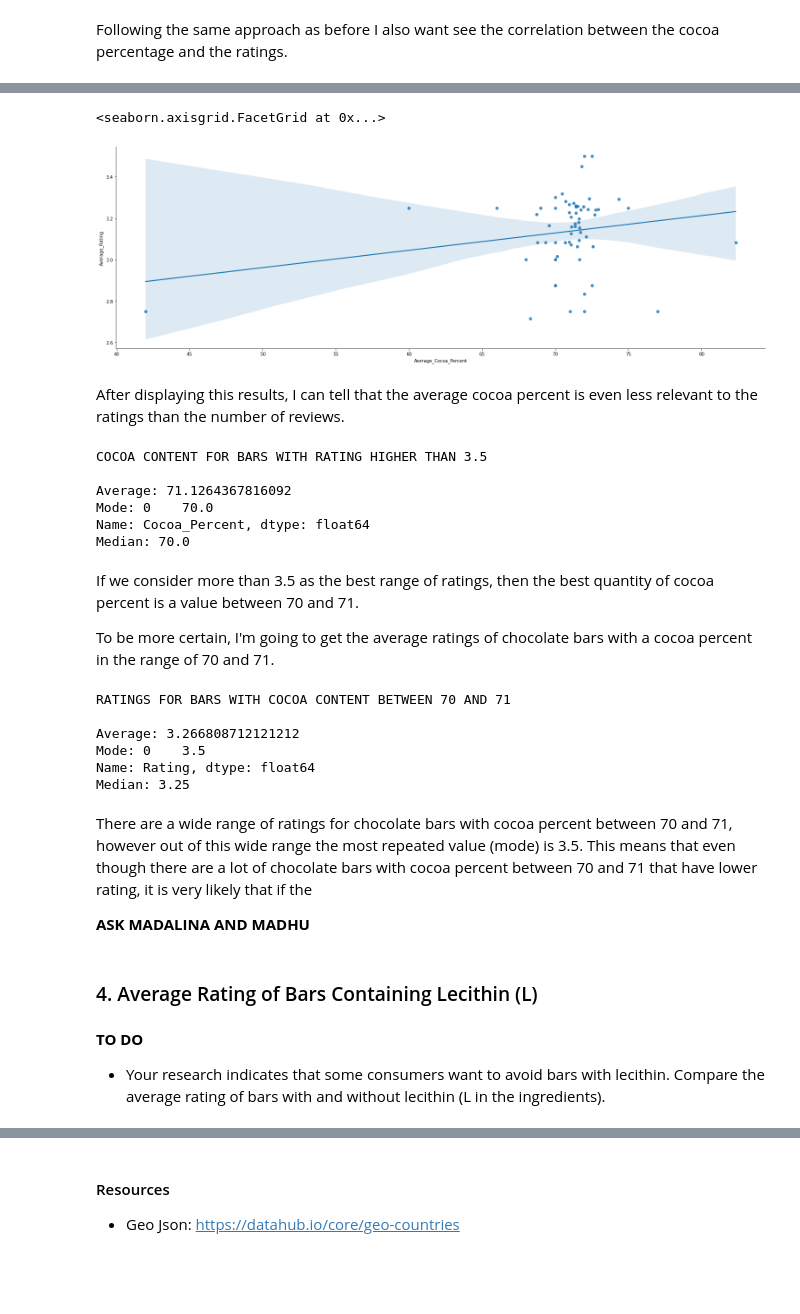
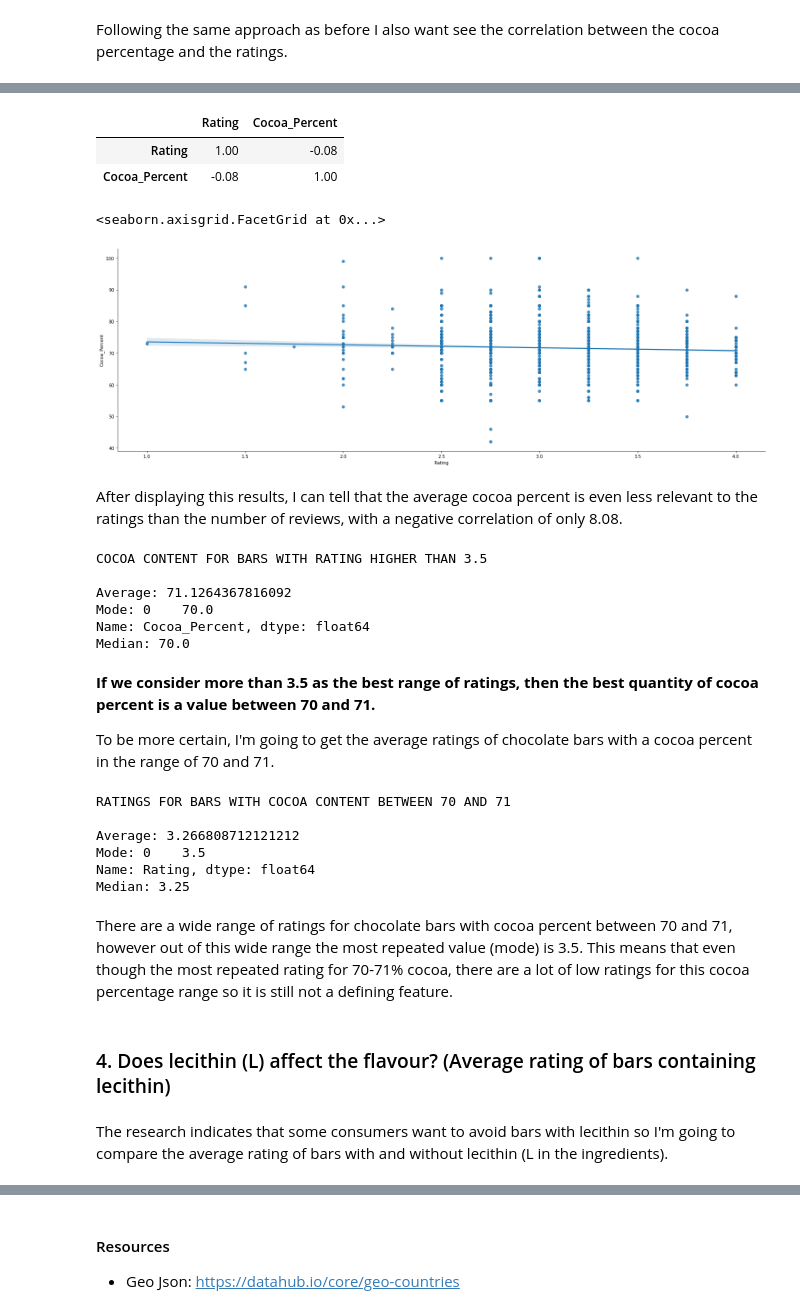
Before and after one commit to Maria-Inigo/Chocolate-Bars, a Jupyter notebook: Notebooks/2-EDA.ipynb, the cells around one changed output, grey strips where cells are left out. Drawn from its saved outputs; the diff is of its cells as text; code cells hidden in the pictures; blank space fills up the shorter version.

```diff
--- a/Notebooks/2-EDA.ipynb
+++ b/Notebooks/2-EDA.ipynb
@@ -207,0 +132,5 @@ cocoa_percent_map = map.plot(column='Average_Cocoa_Percent', legend=True, legend
+# %%
+# Get the dataframe with the cocoa percentage and the rating
+rating_cocoa_df = df[['Rating', 'Cocoa_Percent']]
+
+rating_cocoa_df
@@ -226,10 +153,17 @@ sns.heatmap(correlation_matrix, annot=True)
+# %%
+correlation_matrix = rating_cocoa_df.corr()
+round(correlation_matrix,2)
+# %% [output]
+|  | Rating | Cocoa_Percent |
+| Rating | 1.00 | -0.08 |
+| Cocoa_Percent | -0.08 | 1.00 |
 # %%
-sns.lmplot(x='Average_Cocoa_Percent', y='Average_Rating', data=av_cocoa_rating_origin_df, height=7, aspect=3)
+sns.lmplot(x='Rating', y='Cocoa_Percent', data=rating_cocoa_df, height=7, aspect=3)
 # %% [output]
 <seaborn.axisgrid.FacetGrid at 0x...>
-[figure, old version]
+[figure, new version]
 # %% [markdown]
-After displaying this results, I can tell that the average cocoa percent is even less relevant to the ratings than the number of reviews.
+After displaying this results, I can tell that the average cocoa percent is even less relevant to the ratings than the number of reviews, with a negative correlation of only 8.08.
 # %%
 print('COCOA CONTENT FOR BARS WITH RATING HIGHER THAN 3.5\n')
 print('Average: {}'.format(df[df.Rating >= 3.5]['Cocoa_Percent'].mean()))
@@ -243,7 +177,7 @@ Mode: 0    70.0
 Name: Cocoa_Percent, dtype: float64
 Median: 70.0
 # %% [markdown]
-If we consider more than 3.5 as the best range of ratings, then the best quantity of cocoa percent is a value between 70 and 71.
+**If we consider more than 3.5 as the best range of ratings, then the best quantity of cocoa percent is a value between 70 and 71.**
 
 To be more certain, I'm going to get the average ratings of chocolate bars with a cocoa percent in the range of 70 and 71.
 # %%
@@ -259,12 +193,8 @@ Mode: 0    3.5
 Name: Rating, dtype: float64
 Median: 3.25
 # %% [markdown]
-There are a wide range of ratings for chocolate bars with cocoa percent between 70 and 71, however out of this wide range the most repeated value (mode) is 3.5. This means that even though there are a lot of chocolate bars with cocoa percent between 70 and 71 that have lower rating, it is very likely that if the
-
-
-**ASK MADALINA AND MADHU**
+There are a wide range of ratings for chocolate bars with cocoa percent between 70 and 71, however out of this wide range the most repeated value (mode) is 3.5. This means that even though the most repeated rating for 70-71% cocoa, there are a lot of low ratings for this cocoa percentage range so it is still not a defining feature.
-# %% [markdown]
-### 4. Average Rating of Bars Containing Lecithin (L)
+# %% [markdown]
+### 4. Does lecithin (L) affect the flavour? (Average rating of bars containing lecithin)
 # %% [markdown]
-**TO DO**
-- Your research indicates that some consumers want to avoid bars with lecithin. Compare the average rating of bars with and without lecithin (L in the ingredients).
+The research indicates that some consumers want to avoid bars with lecithin so I'm going to compare the average rating of bars with and without lecithin (L in the ingredients).
```
Also changed, not shown: parts of 31 cells of this notebook.
